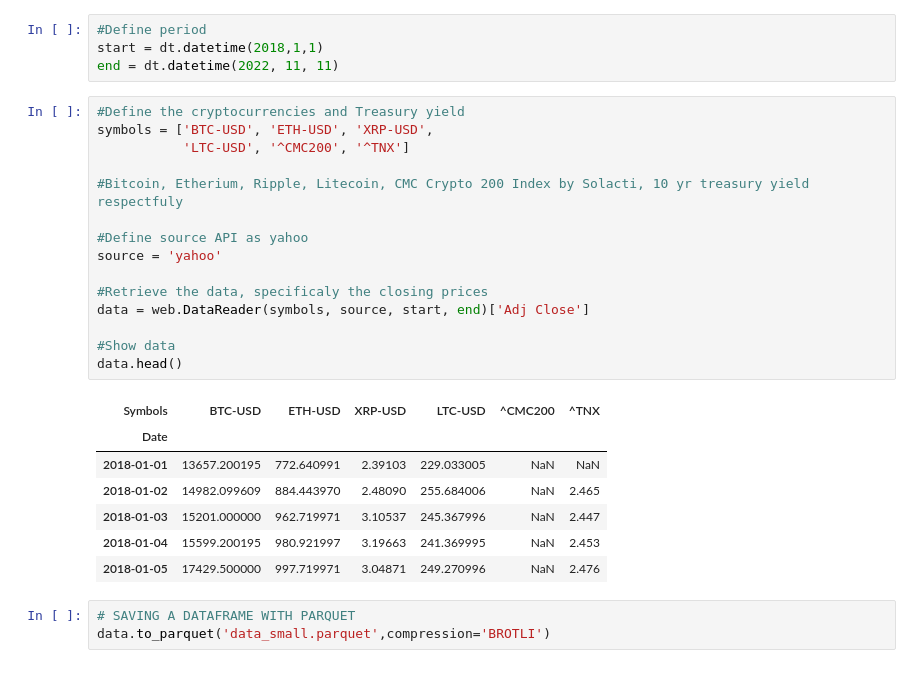
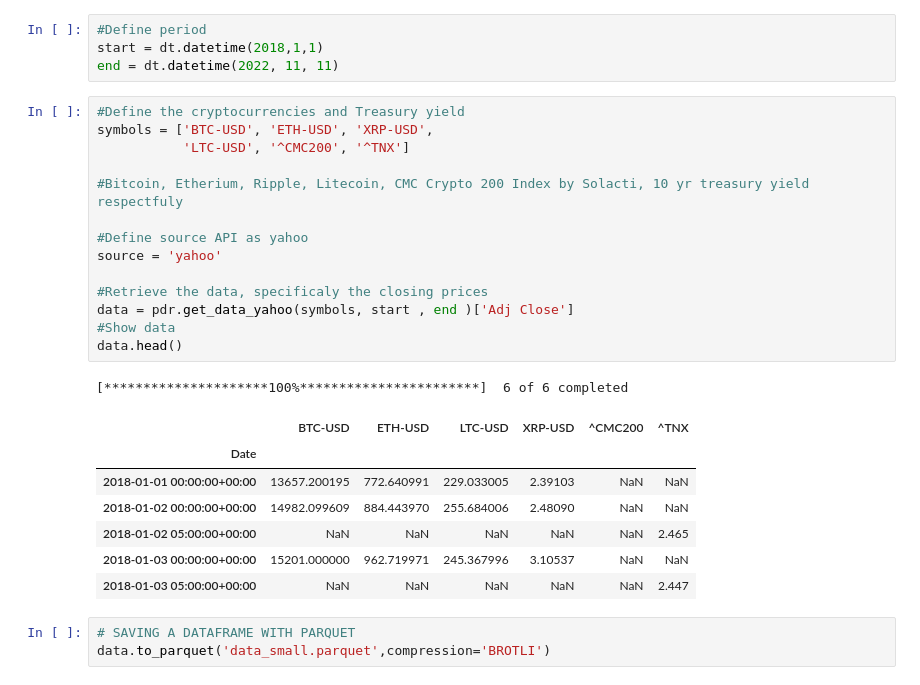
Before and after one commit to rkoonireddy/group-work, a Jupyter notebook: final-project/final-code/Research_Final.ipynb, the cells around one changed output. Cells and saved outputs as stored; diff of their text form.

Commit message:
changed pandas yahoo problem

```diff
--- a/final-project/final-code/Research_Final.ipynb
+++ b/final-project/final-code/Research_Final.ipynb
@@ -23,26 +62,26 @@ end = dt.datetime(2022, 11, 11)
 # %%
 #Define the cryptocurrencies and Treasury yield
 symbols = ['BTC-USD', 'ETH-USD', 'XRP-USD',
            'LTC-USD', '^CMC200', '^TNX']
 
 #Bitcoin, Etherium, Ripple, Litecoin, CMC Crypto 200 Index by Solacti, 10 yr treasury yield respectfuly
 
 #Define source API as yahoo
 source = 'yahoo'
 
 #Retrieve the data, specificaly the closing prices
-data = web.DataReader(symbols, source, start, end)['Adj Close']
-
+data = pdr.get_data_yahoo(symbols, start , end )['Adj Close']
 #Show data
 data.head()
 # %% [output]
+[*********************100%***********************]  6 of 6 completed
-| Symbols | BTC-USD | ETH-USD | XRP-USD | LTC-USD | ^CMC200 | ^TNX |
+|  | BTC-USD | ETH-USD | LTC-USD | XRP-USD | ^CMC200 | ^TNX |
 | Date |  |  |  |  |  |  |
-| 2018-01-01 | 13657.200195 | 772.640991 | 2.39103 | 229.033005 | NaN | NaN |
-| 2018-01-02 | 14982.099609 | 884.443970 | 2.48090 | 255.684006 | NaN | 2.465 |
-| 2018-01-03 | 15201.000000 | 962.719971 | 3.10537 | 245.367996 | NaN | 2.447 |
-| 2018-01-04 | 15599.200195 | 980.921997 | 3.19663 | 241.369995 | NaN | 2.453 |
-| 2018-01-05 | 17429.500000 | 997.719971 | 3.04871 | 249.270996 | NaN | 2.476 |
+| 2018-01-01 00:00:00+00:00 | 13657.200195 | 772.640991 | 229.033005 | 2.39103 | NaN | NaN |
+| 2018-01-02 00:00:00+00:00 | 14982.099609 | 884.443970 | 255.684006 | 2.48090 | NaN | NaN |
+| 2018-01-02 05:00:00+00:00 | NaN | NaN | NaN | NaN | NaN | 2.465 |
+| 2018-01-03 00:00:00+00:00 | 15201.000000 | 962.719971 | 245.367996 | 3.10537 | NaN | NaN |
+| 2018-01-03 05:00:00+00:00 | NaN | NaN | NaN | NaN | NaN | 2.447 |
 # %%
 # SAVING A DATAFRAME WITH PARQUET
 data.to_parquet('data_small.parquet',compression='BROTLI')
```
Also changed, not shown: parts of 2 cells of this notebook.
